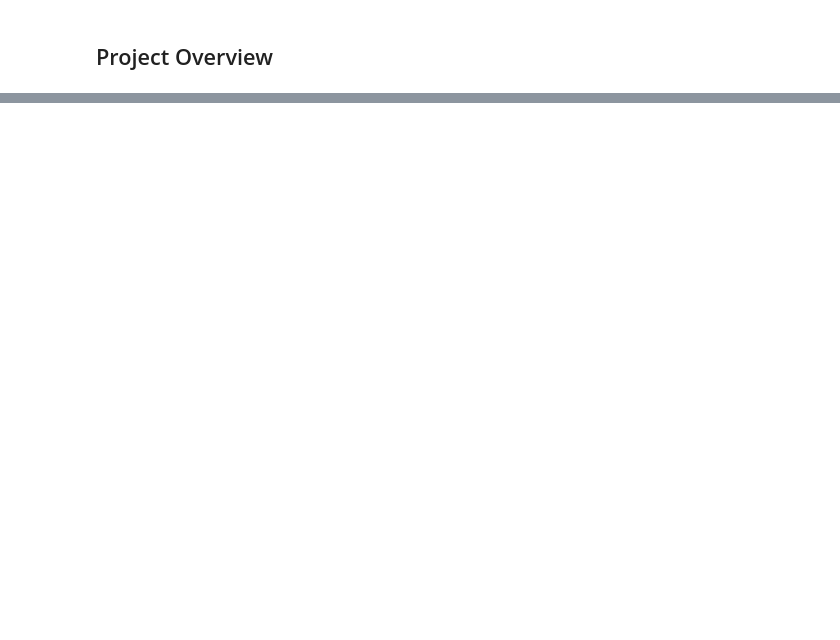
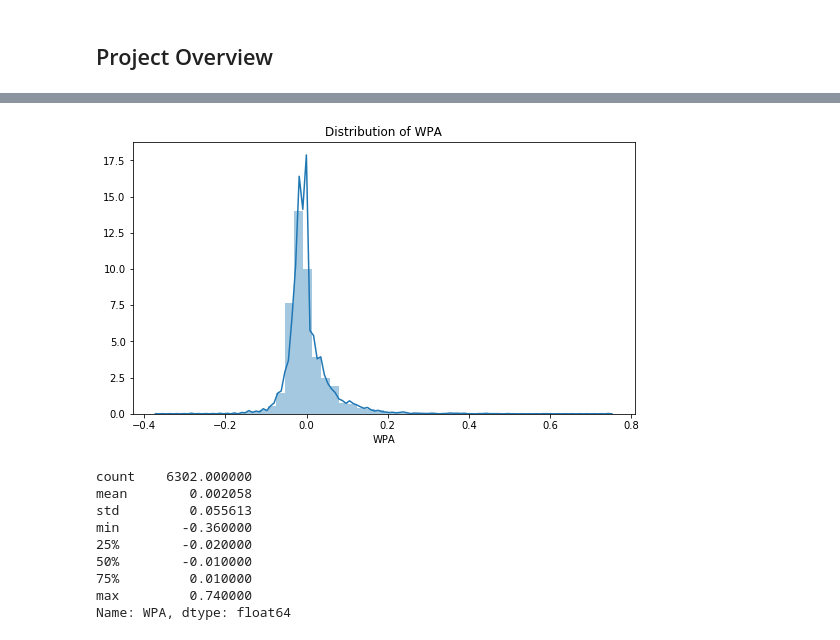
Before and after one commit to str007/Kaggle, a Jupyter notebook: Boston Red Sox Case Study/Boston Red Sox Case Study.ipynb, the cells around one changed output, grey strips where cells are left out. Cells and saved outputs as stored; diff of their text form; code cells hidden in the pictures; blank space fills up the shorter version.

```diff
--- a/Boston Red Sox Case Study/Boston Red Sox Case Study.ipynb
+++ b/Boston Red Sox Case Study/Boston Red Sox Case Study.ipynb
@@ -48,0 +122,18 @@ FileNotFoundError: File b'redsox_2018.csv' does not exist
+# %%
+#Look at our distribution of WPA
+plt.figure(figsize=[9,5])
+sns.distplot(red_sox['WPA'])
+plt.title('Distribution of WPA')
+plt.show()
+print(red_sox['WPA'].describe())
+# %% [output]
+[figure, added]
+count    6302.000000
+mean        0.002058
+std         0.055613
+min        -0.360000
+25%        -0.020000
+50%        -0.010000
+75%         0.010000
+max         0.740000
+Name: WPA, dtype: float64
```
Also changed, not shown: parts of 22 cells of this notebook.
